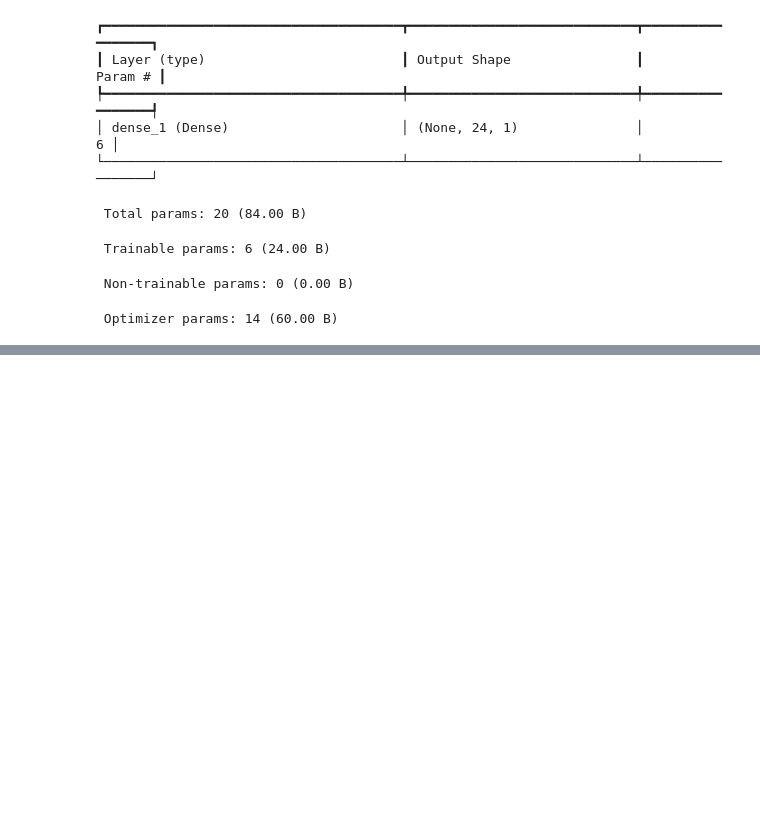
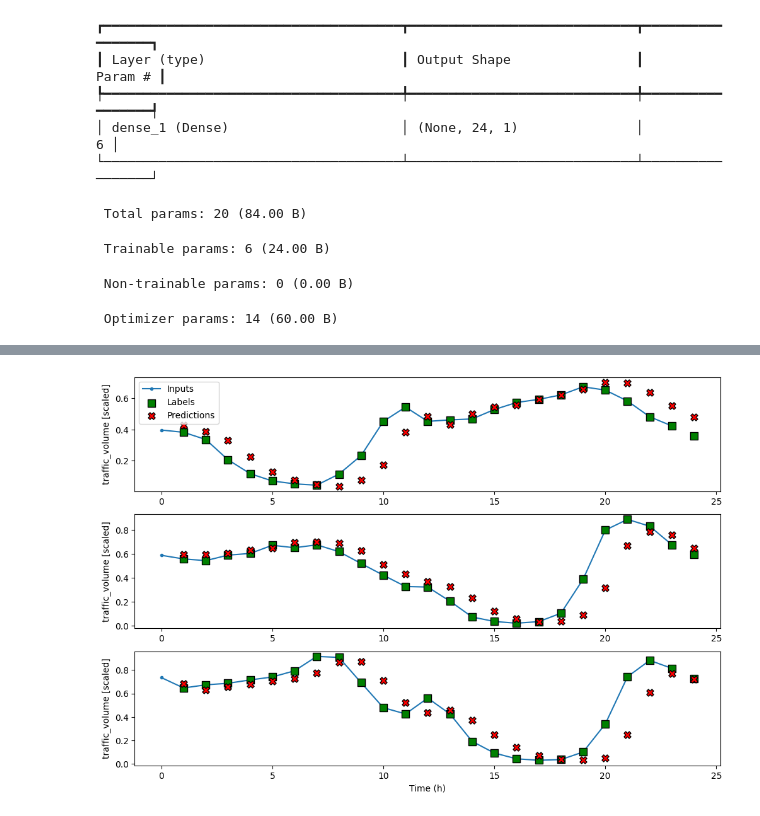
Before and after one commit to luigiselmi/timeseries, a Jupyter notebook: traffic_forecast_part_2.ipynb, the cells around one changed output, grey strips where cells are left out. Cells and saved outputs as stored; diff of their text form; code cells hidden in the pictures; blank space fills up the shorter version.

```diff
--- a/traffic_forecast_part_2.ipynb
+++ b/traffic_forecast_part_2.ipynb
@@ -545,0 +677,6 @@ This model will return the predictions of two target variables, in our example t
+# %%
+ms_neural_network_model = keras.Sequential([
+    layers.Dense(64, activation='relu', name='layer1'),
+    layers.Dense(64, activation='relu', name='layer2'),
+    layers.Dense(1, kernel_initializer=tf.initializers.zeros, name='layer3'),
+], name='neural_network_model')
@@ -545,0 +722,4 @@ This model will return the predictions of two target variables, in our example t
+# %%
+wide_window.plot(ms_neural_network_model)
+# %% [output]
+[figure, added]
```
Also changed, not shown: parts of 46 cells of this notebook.
